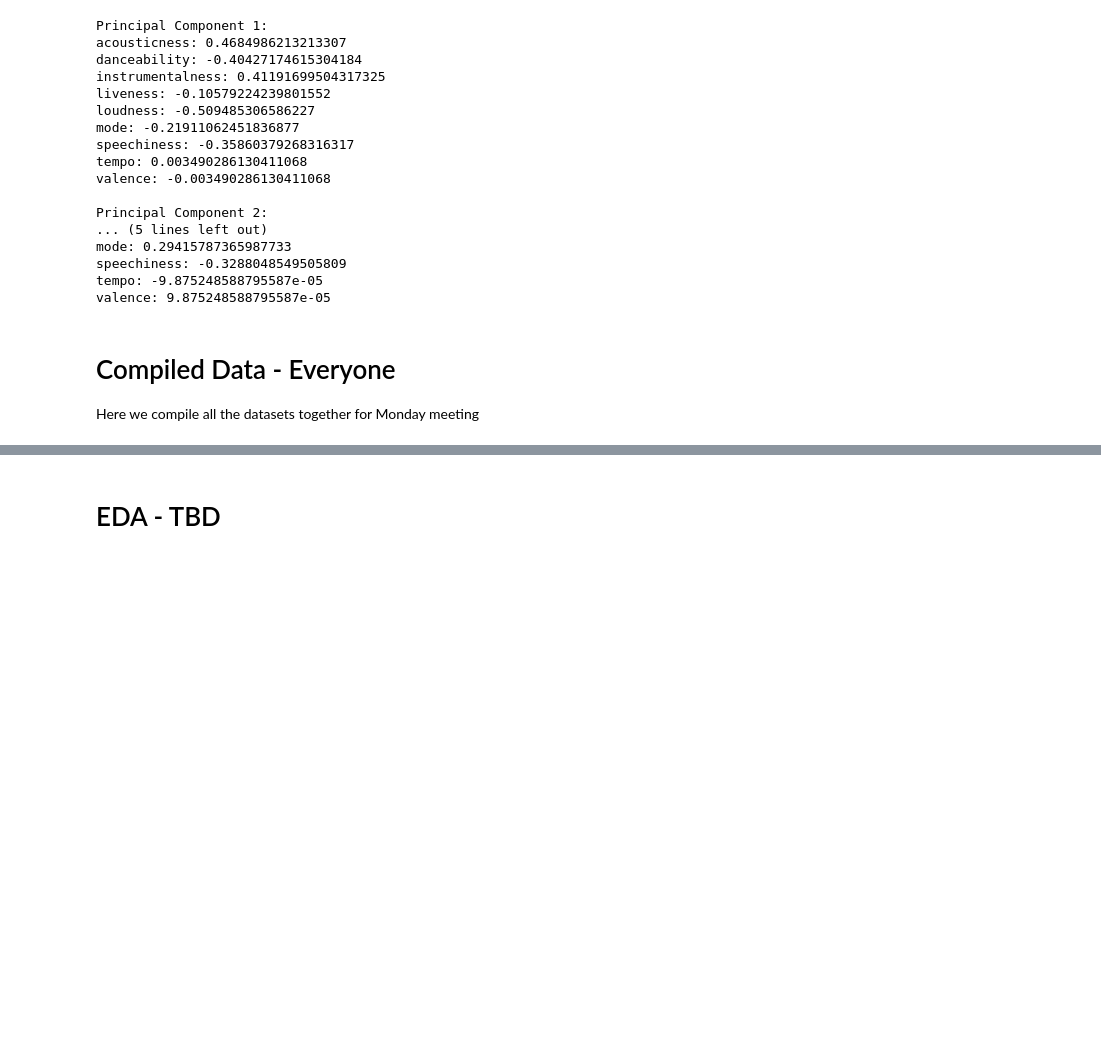
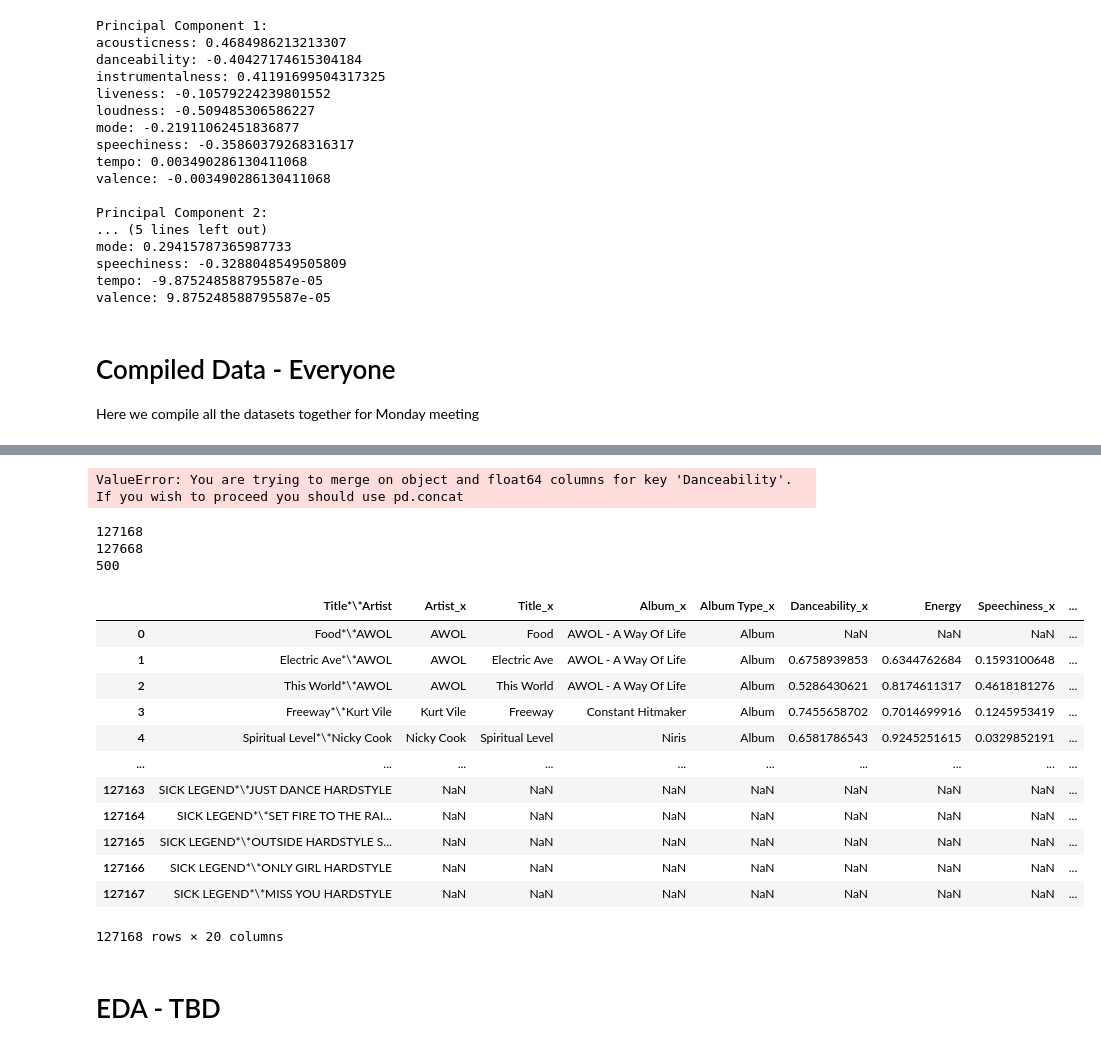
Before and after one commit to enriqfatima/COGS118B_Project, a Jupyter notebook: Data_Wrangling_groupXXX.ipynb, the cells around one changed output, grey strips where cells are left out. Saved outputs shown, nothing was run; the diff lists cells and outputs as text; code cells hidden in the pictures; blank space fills up the shorter version.

```diff
--- a/Data_Wrangling_groupXXX.ipynb
+++ b/Data_Wrangling_groupXXX.ipynb
@@ -62,0 +171,13 @@ fma_liveness = fma_features2['echonest.4']
+# %%
+fma_artist_names = fma_artist_names.reset_index(drop=True)
+fma_track_titles = fma_track_titles.reset_index(drop=True)
+fma_album_titles = fma_album_titles.reset_index(drop=True)
+fma_album_types = fma_album_types.reset_index(drop=True)
+fma_danceability = fma_danceability.reset_index(drop=True)
+fma_energy = fma_energy.reset_index(drop=True)
+fma_speechiness = fma_speechiness.reset_index(drop=True)
+fma_acousticness = fma_acousticness.reset_index(drop=True)
+fma_instrumentalness = fma_instrumentalness.reset_index(drop=True)
+fma_liveness = fma_liveness.reset_index(drop=True)
+
+fma_artist_names.head()
@@ -268,3 +569,51 @@ Here we compile all the datasets together for Monday meeting
+# %%
+merged_dataset = pd.DataFrame()
+
+merged_dataset = pd.merge(fma, spotify_data, on=['Title*\*Artist', 'Artist', 'Title', 'Album', 'Album Type', 'Danceability', 'Speechiness', 'Acousticness', 'Instrumentalness'], how='outer')
+
+#merged_dataset = pd.merge(fma, spotify_data, on='Title*\*Artist', suffixes=('', '_drop'))
+#merged_df = merged_dataset[[c for c in merged_dataset.columns if not c.endswith('_drop')]]
+
+#merged_dataset = fma.merge(spotify_data, on='Title*\*Artist').merge(df_top_500, on='Title*\*Artist')
+
+# for each Artist*\*Title in every dataset
+#for key in [fma, spotify_data, df_top_500]:
+    #print(key['Title*\*Artist'])
+    # if the key is not in the merged dataset, add it with all of its features.
+    #if key['Title*\*Artist'] not in merged_dataset['Title*\*Artist']:
+    #    merged_dataset.append(key)
+
+#merged_dataset = pd.merge(fma, spotify_data, on='Title*\*Artist',how='inner')
+
+
+merged_dataset.head()
+# %% [output]
+ValueError: You are trying to merge on object and float64 columns for key 'Danceability'. If you wish to proceed you should use pd.concat
+# %%
+print(len(merged_dataset))
+expected_row_count = len(fma) + len(spotify_data) + len(df_top_500)
+print(expected_row_count)
+print(expected_row_count - len(merged_dataset))
+# %% [output]
+127168
+127668
+500
+# %%
+merged_dataset
+# %% [output]
+|  | Title*\*Artist | Artist_x | Title_x | Album_x | Album Type_x | Danceability_x | Energy | Speechiness_x | ... |
+| 0 | Food*\*AWOL | AWOL | Food | AWOL - A Way Of Life | Album | NaN | NaN | NaN | ... |
+| 1 | Electric Ave*\*AWOL | AWOL | Electric Ave | AWOL - A Way Of Life | Album | 0.6758939853 | 0.6344762684 | 0.1593100648 | ... |
+| 2 | This World*\*AWOL | AWOL | This World | AWOL - A Way Of Life | Album | 0.5286430621 | 0.8174611317 | 0.4618181276 | ... |
+| 3 | Freeway*\*Kurt Vile | Kurt Vile | Freeway | Constant Hitmaker | Album | 0.7455658702 | 0.7014699916 | 0.1245953419 | ... |
+| 4 | Spiritual Level*\*Nicky Cook | Nicky Cook | Spiritual Level | Niris | Album | 0.6581786543 | 0.9245251615 | 0.0329852191 | ... |
+| ... | ... | ... | ... | ... | ... | ... | ... | ... | ... |
+| 127163 | SICK LEGEND*\*JUST DANCE HARDSTYLE | NaN | NaN | NaN | NaN | NaN | NaN | NaN | ... |
+| 127164 | SICK LEGEND*\*SET FIRE TO THE RAI... | NaN | NaN | NaN | NaN | NaN | NaN | NaN | ... |
+| 127165 | SICK LEGEND*\*OUTSIDE HARDSTYLE S... | NaN | NaN | NaN | NaN | NaN | NaN | NaN | ... |
+| 127166 | SICK LEGEND*\*ONLY GIRL HARDSTYLE | NaN | NaN | NaN | NaN | NaN | NaN | NaN | ... |
+| 127167 | SICK LEGEND*\*MISS YOU HARDSTYLE | NaN | NaN | NaN | NaN | NaN | NaN | NaN | ... |
+127168 rows × 20 columns
 # %% [markdown]
 # EDA - TBD
 # %% [markdown]
```
Also changed, not shown: parts of 20 cells of this notebook.
